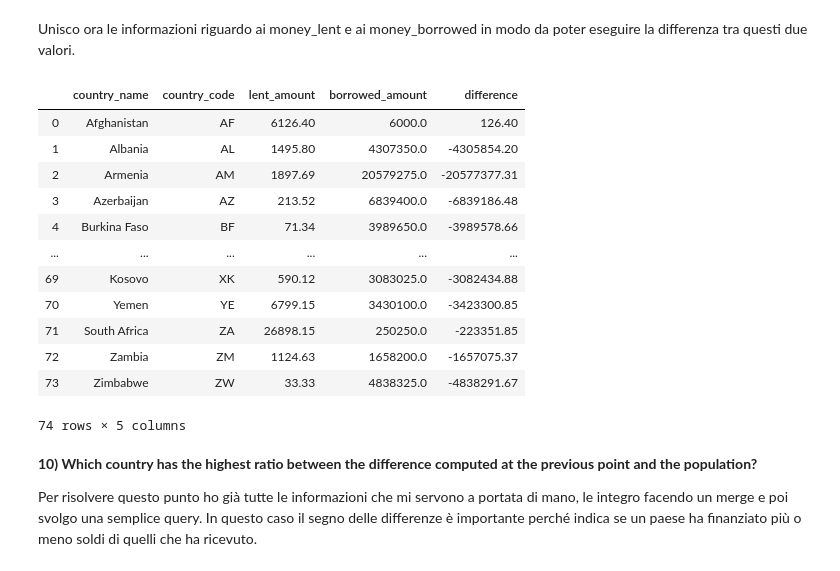
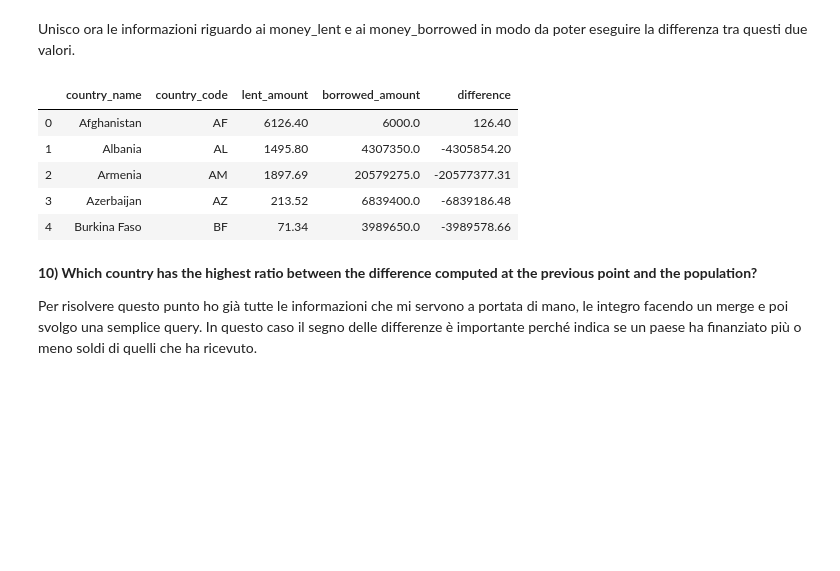
Before and after one commit to Chri1629/cs_project, a Jupyter notebook: esame_chri.ipynb, the cells around one changed output. Cells and saved outputs as stored; diff of their text form; code cells hidden in the pictures; blank space fills up the shorter version.

```diff
--- a/esame_chri.ipynb
+++ b/esame_chri.ipynb
@@ -293,21 +283,14 @@ country_lent_borr = country_lent_borr[["country_name", "country_code", "lent_amo
 country_lent_borr["difference"] = (country_lent_borr["lent_amount"] - country_lent_borr["borrowed_amount"])
 # %%
 #Decommentare questa riga per vedere i risultati
-country_lent_borr
+country_lent_borr.head()
 # %% [output]
 |  | country_name | country_code | lent_amount | borrowed_amount | difference |
 | 0 | Afghanistan | AF | 6126.40 | 6000.0 | 126.40 |
 | 1 | Albania | AL | 1495.80 | 4307350.0 | -4305854.20 |
 | 2 | Armenia | AM | 1897.69 | 20579275.0 | -20577377.31 |
 | 3 | Azerbaijan | AZ | 213.52 | 6839400.0 | -6839186.48 |
 | 4 | Burkina Faso | BF | 71.34 | 3989650.0 | -3989578.66 |
-| ... | ... | ... | ... | ... | ... |
-| 69 | Kosovo | XK | 590.12 | 3083025.0 | -3082434.88 |
-| 70 | Yemen | YE | 6799.15 | 3430100.0 | -3423300.85 |
-| 71 | South Africa | ZA | 26898.15 | 250250.0 | -223351.85 |
-| 72 | Zambia | ZM | 1124.63 | 1658200.0 | -1657075.37 |
-| 73 | Zimbabwe | ZW | 33.33 | 4838325.0 | -4838291.67 |
-74 rows × 5 columns
 # %% [markdown]
 **10) Which country has the highest ratio between the difference computed at the previous point and the population?**
 
```
Also changed, not shown: parts of 6 cells of this notebook.
